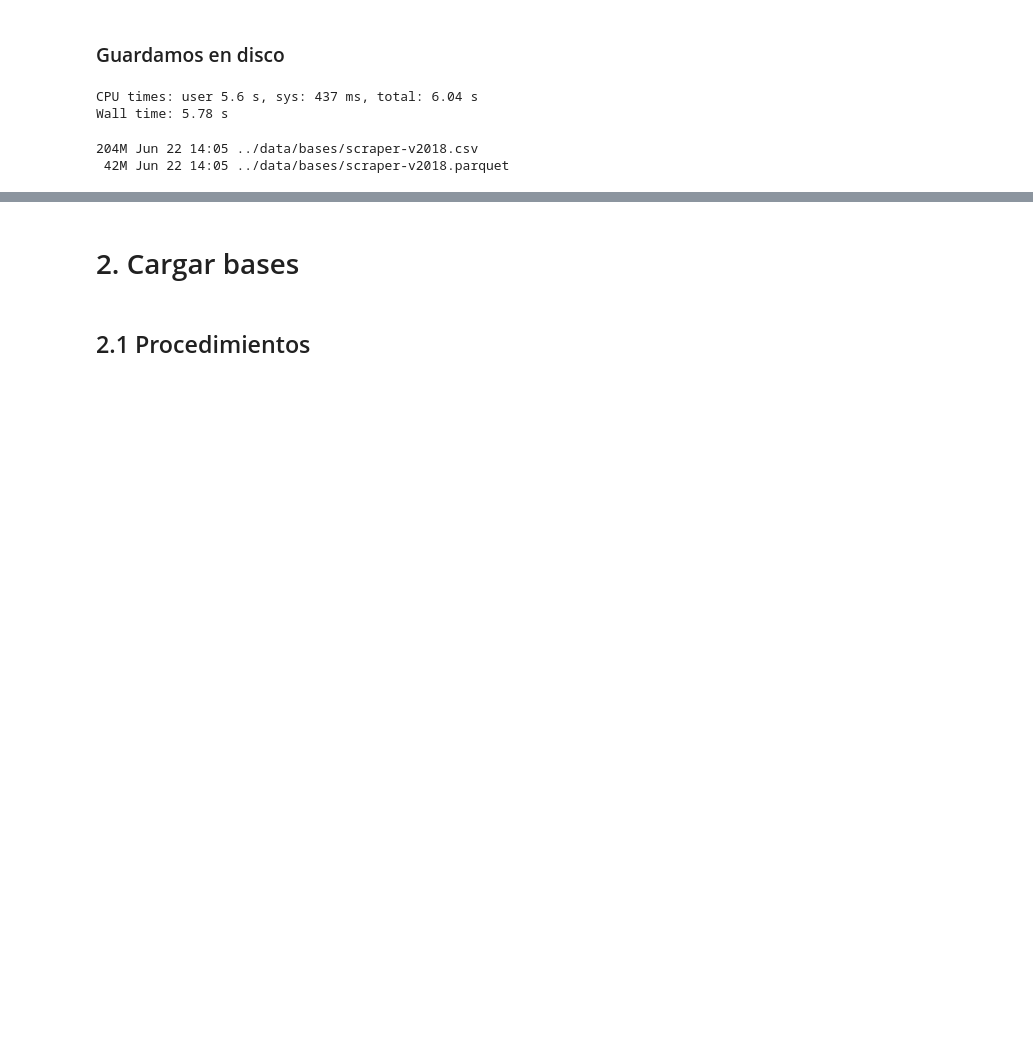
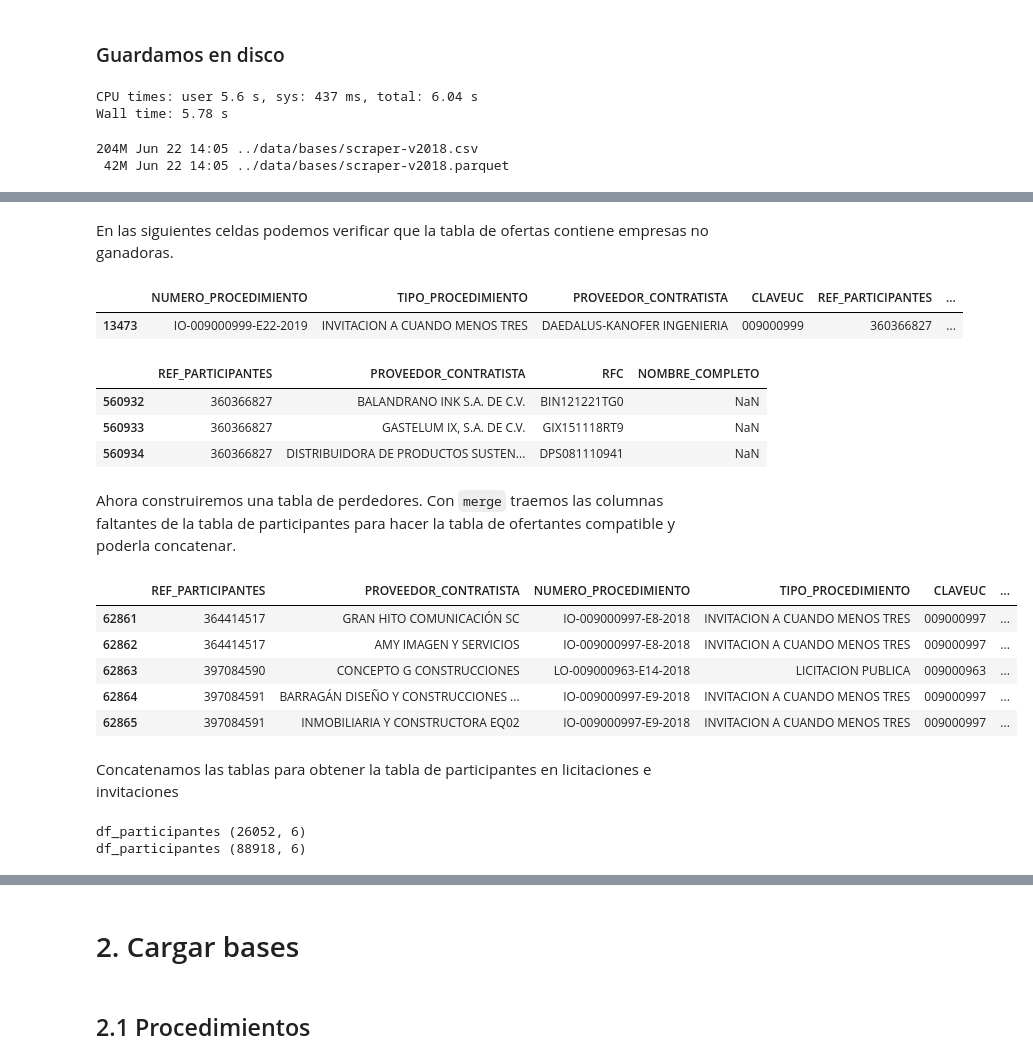
Before and after one commit to imco/IRC, a Jupyter notebook: notebooks/IRC_v2.ipynb, the cells around one changed output, grey strips where cells are left out. Cells and saved outputs as stored; diff of their text form; code cells hidden in the pictures; blank space fills up the shorter version.

```diff
--- a/notebooks/IRC_v2.ipynb
+++ b/notebooks/IRC_v2.ipynb
@@ -456,0 +563,12 @@ Wall time: 5.78 s
+# %%
+print('Procedimientos nulos para Adjudicaciones', df_sipot_adj.NUMERO_PROCEDIMIENTO.isnull().sum())
+print('Procedimientos nulos para Licitaciones e Invitaciones', df_sipot_lic.NUMERO_PROCEDIMIENTO.isnull().sum())
+
+print(df_sipot_adj.shape)
+print(df_sipot_lic.shape)
+
+df_sipot_adj.dropna(subset=['NUMERO_PROCEDIMIENTO'], inplace=True)
+df_sipot_lic.dropna(subset=['NUMERO_PROCEDIMIENTO'], inplace=True)
+
+print(df_sipot_adj.shape)
+print(df_sipot_lic.shape)
@@ -456,0 +766,2 @@ Wall time: 5.78 s
+# %%
+tabla_ofertas = pd.read_csv(db_path + '/tabla_ofertas.csv')
@@ -456,0 +777,42 @@ Wall time: 5.78 s
+# %% [markdown]
+En las siguientes celdas podemos verificar que la tabla de ofertas contiene empresas no ganadoras.
+# %%
+df_participantes[df_participantes['REF_PARTICIPANTES'] == 360366827]
+# %% [output]
+|  | NUMERO_PROCEDIMIENTO | TIPO_PROCEDIMIENTO | PROVEEDOR_CONTRATISTA | CLAVEUC | REF_PARTICIPANTES | ... |
+| 13473 | IO-009000999-E22-2019 | INVITACION A CUANDO MENOS TRES | DAEDALUS-KANOFER INGENIERIA | 009000999 | 360366827 | ... |
+# %%
+tabla_ofertas[tabla_ofertas['REF_PARTICIPANTES'] == 360366827]
+# %% [output]
+|  | REF_PARTICIPANTES | PROVEEDOR_CONTRATISTA | RFC | NOMBRE_COMPLETO |
+| 560932 | 360366827 | BALANDRANO INK S.A. DE C.V. | BIN121221TG0 | NaN |
+| 560933 | 360366827 | GASTELUM IX, S.A. DE C.V. | GIX151118RT9 | NaN |
+| 560934 | 360366827 | DISTRIBUIDORA DE PRODUCTOS SUSTEN... | DPS081110941 | NaN |
+# %% [markdown]
+Ahora construiremos una tabla de perdedores. Con `merge` traemos las columnas faltantes de la tabla de participantes para hacer la tabla de ofertantes compatible y poderla concatenar.
+# %%
+# De la tabla de participantes no queremos traer al PROVEEDOR_CONTRATISTA ni el ESTATUS_DE_PROPUESTA de ganadores
+# Mas bien queremos generar nuevas filas al agregar como PROVEEDOR_CONTRATISTA la empresa perdedora
+# como otro participante.
+right_cols = [c for c in df_participantes.columns if c not in ['ESTATUS_DE_PROPUESTA', 'PROVEEDOR_CONTRATISTA']]
+left_cols = ['REF_PARTICIPANTES', 'PROVEEDOR_CONTRATISTA']
+df_perdedores = tabla_ofertas[left_cols].merge(df_participantes[right_cols])
+df_perdedores['ESTATUS_DE_PROPUESTA'] = 'PERDEDOR'
+# %%
+df_perdedores.tail()
+# %% [output]
+|  | REF_PARTICIPANTES | PROVEEDOR_CONTRATISTA | NUMERO_PROCEDIMIENTO | TIPO_PROCEDIMIENTO | CLAVEUC | ... |
+| 62861 | 364414517 | GRAN HITO COMUNICACIÓN SC | IO-009000997-E8-2018 | INVITACION A CUANDO MENOS TRES | 009000997 | ... |
+| 62862 | 364414517 | AMY IMAGEN Y SERVICIOS | IO-009000997-E8-2018 | INVITACION A CUANDO MENOS TRES | 009000997 | ... |
+| 62863 | 397084590 | CONCEPTO G CONSTRUCCIONES | LO-009000963-E14-2018 | LICITACION PUBLICA | 009000963 | ... |
+| 62864 | 397084591 | BARRAGÁN DISEÑO Y CONSTRUCCIONES ... | IO-009000997-E9-2018 | INVITACION A CUANDO MENOS TRES | 009000997 | ... |
+| 62865 | 397084591 | INMOBILIARIA Y CONSTRUCTORA EQ02 | IO-009000997-E9-2018 | INVITACION A CUANDO MENOS TRES | 009000997 | ... |
+# %% [markdown]
+Concatenamos las tablas para obtener la tabla de participantes en licitaciones e invitaciones
+# %%
+print('df_participantes', df_participantes.shape)
+df_participantes = pd.concat([df_participantes, df_perdedores])
+print('df_participantes', df_participantes.shape)
+# %% [output]
+df_participantes (26052, 6)
+df_participantes (88918, 6)
```
Also changed, not shown: parts of 59 cells of this notebook.
